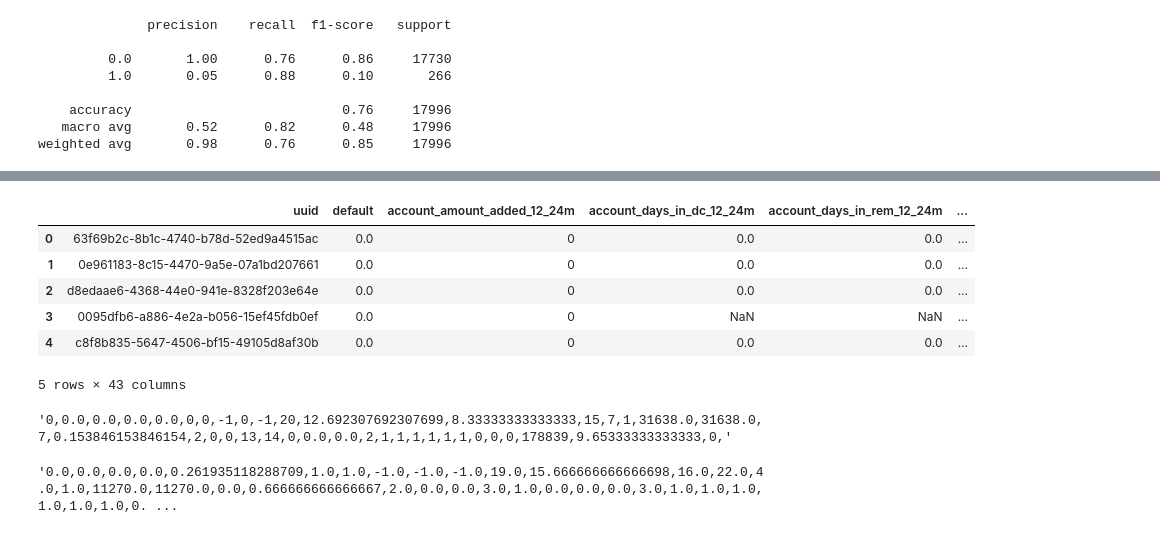
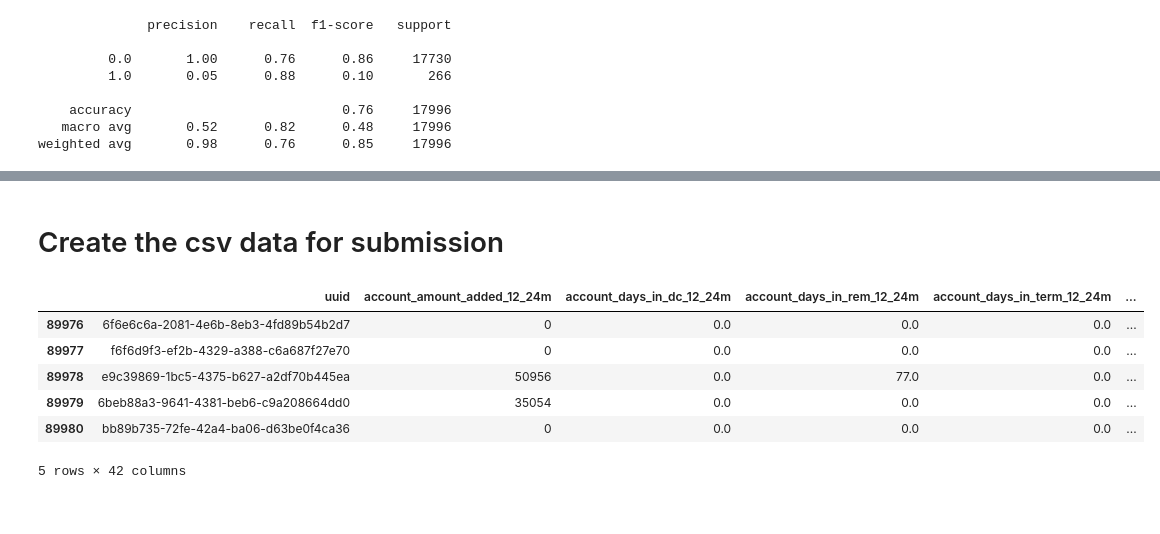
Before and after one commit to susumu2357/task, a Jupyter notebook: notebook/train.ipynb, the cells around one changed output, grey strips where cells are left out. Drawn from its saved outputs; the diff is of its cells as text; code cells hidden in the pictures.

```diff
--- a/notebook/train_test.ipynb
+++ b/notebook/train.ipynb
@@ -65,8 +65,7 @@ down_class_0 = class_0.sample(4*len(class_1), random_state=42) # class_0 : class
 
 train_down = pd.concat([down_class_0, class_1]).sample(frac=1, random_state=42)
 
-submit_df = data_df[data_df[label].isna()][[label] + variables]
-submit_df = submit_df.drop(columns=label)
+submit_df = data_df[data_df[label].isna()][['uuid'] + variables]
 
 train.to_csv('../data/train.csv', index=False)
 test.to_csv('../data/test.csv', index=False)
@@ -685,28 +716,12 @@ weighted avg       0.98      0.76      0.85     17996
+# %% [markdown]
+# Create the csv data for submission
 # %%
-data_df.head()
+submit_df.head()
 # %% [output]
-|  | uuid | default | account_amount_added_12_24m | account_days_in_dc_12_24m | account_days_in_rem_12_24m | ... |
-| 0 | 63f69b2c-8b1c-4740-b78d-52ed9a4515ac | 0.0 | 0 | 0.0 | 0.0 | ... |
-| 1 | 0e961183-8c15-4470-9a5e-07a1bd207661 | 0.0 | 0 | 0.0 | 0.0 | ... |
-| 2 | d8edaae6-4368-44e0-941e-8328f203e64e | 0.0 | 0 | 0.0 | 0.0 | ... |
-| 3 | 0095dfb6-a886-4e2a-b056-15ef45fdb0ef | 0.0 | 0 | NaN | NaN | ... |
-| 4 | c8f8b835-5647-4506-bf15-49105d8af30b | 0.0 | 0 | 0.0 | 0.0 | ... |
+|  | uuid | account_amount_added_12_24m | account_days_in_dc_12_24m | account_days_in_rem_12_24m | account_days_in_term_12_24m | ... |
+| 89976 | 6f6e6c6a-2081-4e6b-8eb3-4fd89b54b2d7 | 0 | 0.0 | 0.0 | 0.0 | ... |
+| 89977 | f6f6d9f3-ef2b-4329-a388-c6a687f27e70 | 0 | 0.0 | 0.0 | 0.0 | ... |
+| 89978 | e9c39869-1bc5-4375-b627-a2df70b445ea | 50956 | 0.0 | 77.0 | 0.0 | ... |
+| 89979 | 6beb88a3-9641-4381-beb6-c9a208664dd0 | 35054 | 0.0 | 0.0 | 0.0 | ... |
+| 89980 | bb89b735-72fe-42a4-ba06-d63be0f4ca36 | 0 | 0.0 | 0.0 | 0.0 | ... |
-5 rows × 43 columns
+5 rows × 42 columns
-# %%
-s = ''
-for x in data_df.iloc[0, 2:].values:
-    s += str(x) +','
-
-s
-# %% [output]
-'0,0.0,0.0,0.0,0.0,0,0,-1,0,-1,20,12.692307692307699,8.33333333333333,15,7,1,31638.0,31638.0,7,0.153846153846154,2,0,0,13,14,0,0.0,0.0,2,1,1,1,1,1,1,0,0,0,178839,9.65333333333333,0,'
-# %%
-s = ''
-
-for vec in test.iloc[0:2, 1:].values:
-    vec = [str(v) for v in vec]
-    s += ','.join(vec) + '\n'
-
-s
-# %% [output]
-'0.0,0.0,0.0,0.0,0.261935118288709,1.0,1.0,-1.0,-1.0,-1.0,19.0,15.666666666666698,16.0,22.0,4.0,1.0,11270.0,11270.0,0.0,0.666666666666667,2.0,0.0,0.0,3.0,1.0,0.0,0.0,0.0,3.0,1.0,1.0,1.0,1.0,1.0,1.0,0. ...
```
Also changed, not shown: parts of 24 cells of this notebook, 1 other file.
